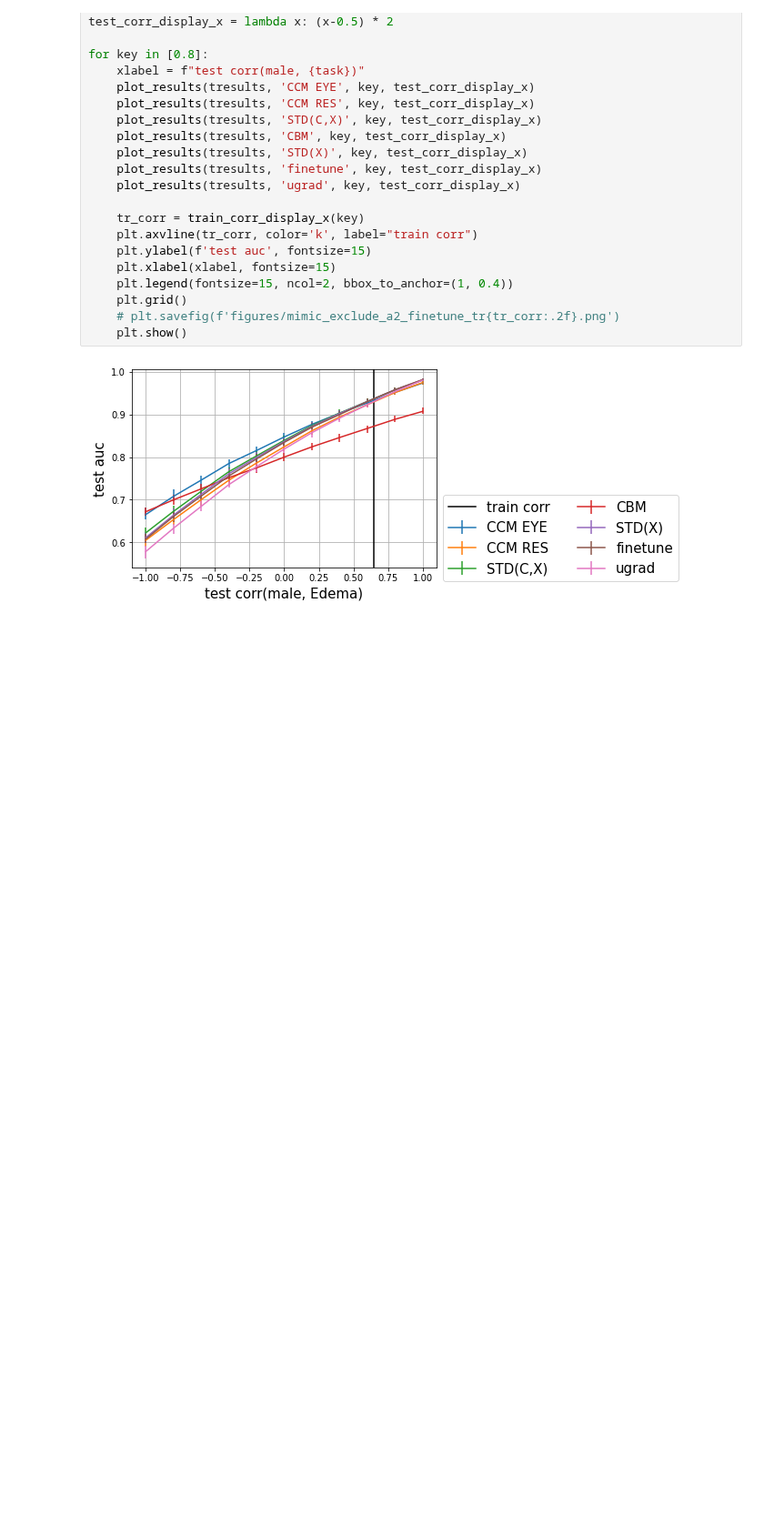
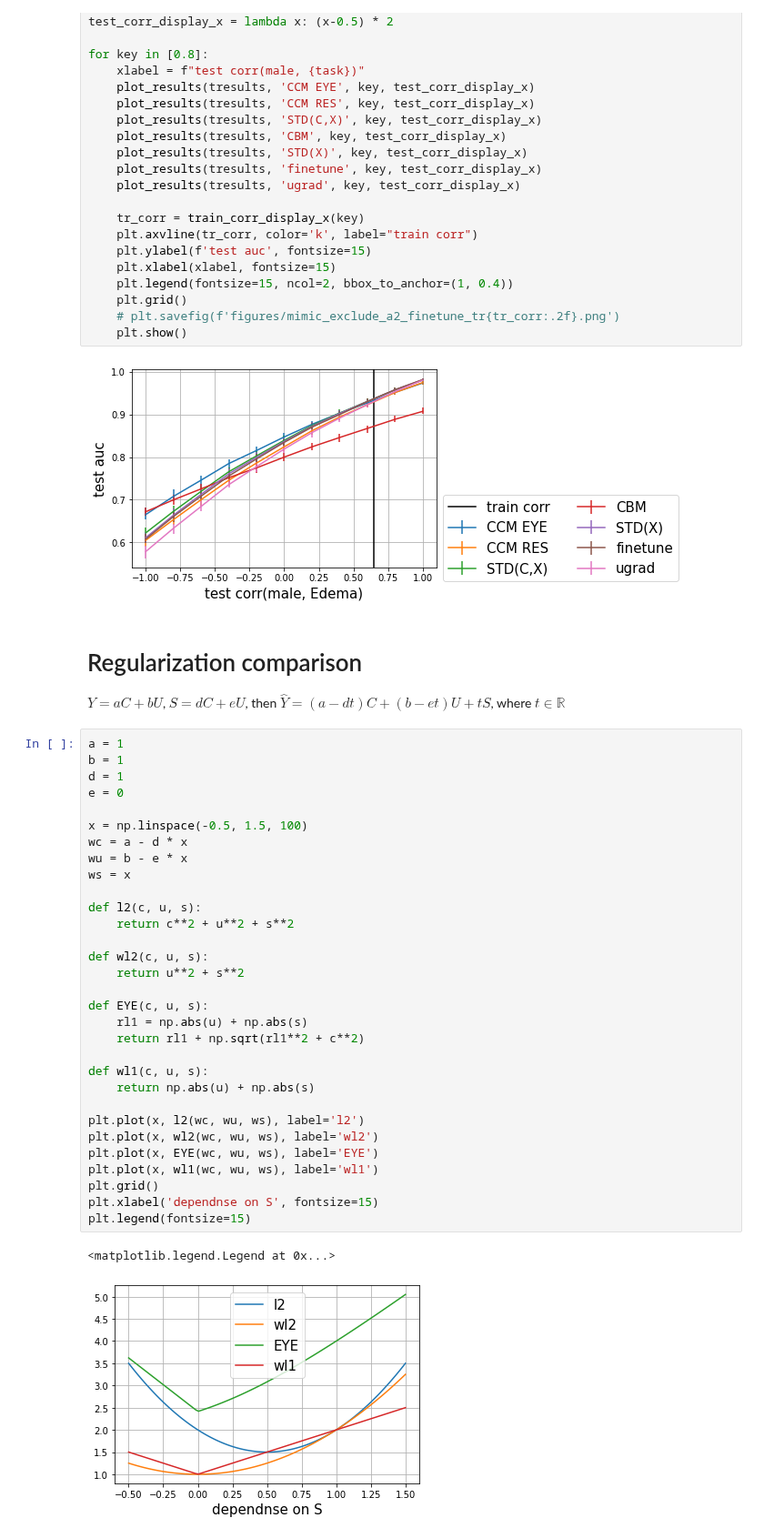
Before and after one commit to nathanwang000/ConceptCredibleModel, a Jupyter notebook: notebooks/mimic_stats0.8.ipynb, the cells around one changed output. Shown at 91% size. Drawn from its saved outputs; the diff is of its cells as text; blank space fills up the shorter version.

```diff
--- a/notebooks/mimic_stats0.8.ipynb
+++ b/notebooks/mimic_stats0.8.ipynb
@@ -409,3 +409,42 @@ for key in [0.8]:
     plt.show()
 # %% [output]
 [figure]
+# %% [markdown]
+# Regularization comparison
+
+
+$Y = a C + b U$, $S = d C + e U$, then $\hat{Y} = (a-dt) C + (b-et) U + t S$, where $t \in \mathbb{R}$
+# %%
+a = 1
+b = 1
+d = 1
+e = 0
+
+x = np.linspace(-0.5, 1.5, 100)
+wc = a - d * x
+wu = b - e * x
+ws = x
+
+def l2(c, u, s):
+    return c**2 + u**2 + s**2
+
+def wl2(c, u, s):
+    return u**2 + s**2
+
+def EYE(c, u, s):
+    rl1 = np.abs(u) + np.abs(s)
+    return rl1 + np.sqrt(rl1**2 + c**2)
+
+def wl1(c, u, s):
+    return np.abs(u) + np.abs(s)
+
+plt.plot(x, l2(wc, wu, ws), label='l2')
+plt.plot(x, wl2(wc, wu, ws), label='wl2')
+plt.plot(x, EYE(wc, wu, ws), label='EYE')
+plt.plot(x, wl1(wc, wu, ws), label='wl1')
+plt.grid()
+plt.xlabel('dependnse on S', fontsize=15)
+plt.legend(fontsize=15)
+# %% [output]
+<matplotlib.legend.Legend at 0x...>
+[figure, added]
```
Also changed, not shown: parts of 1 cell of this notebook.
